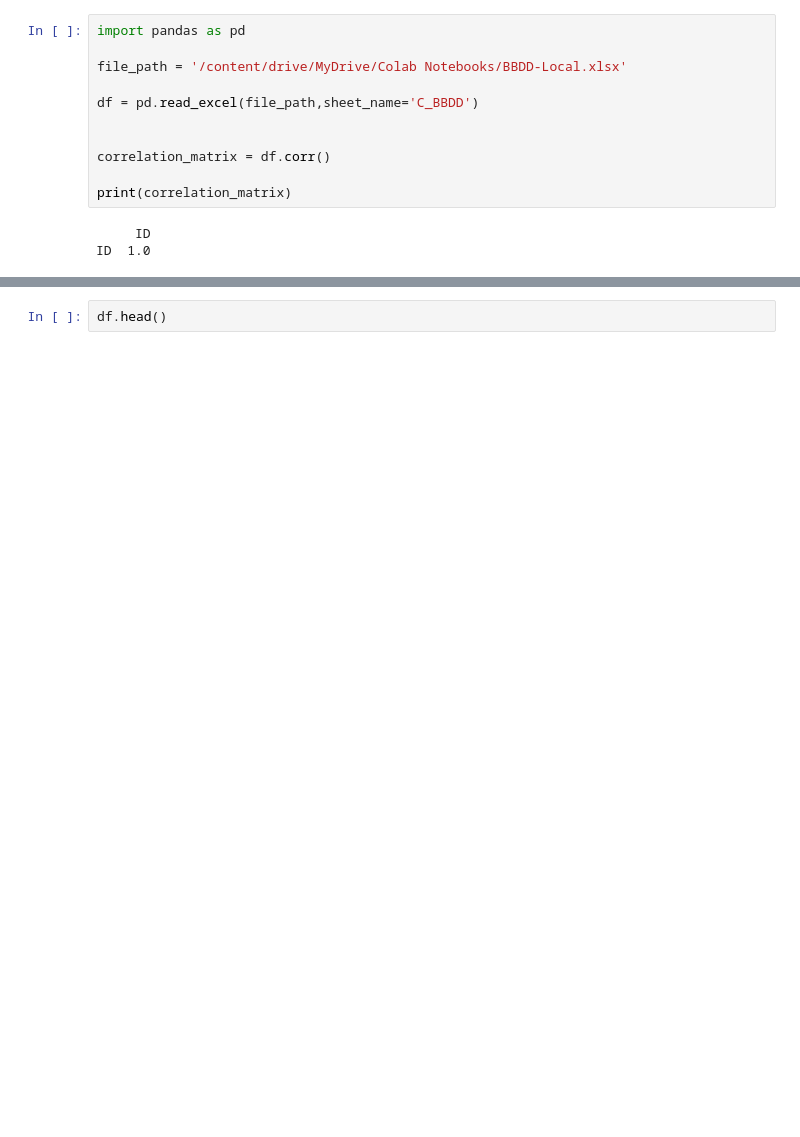
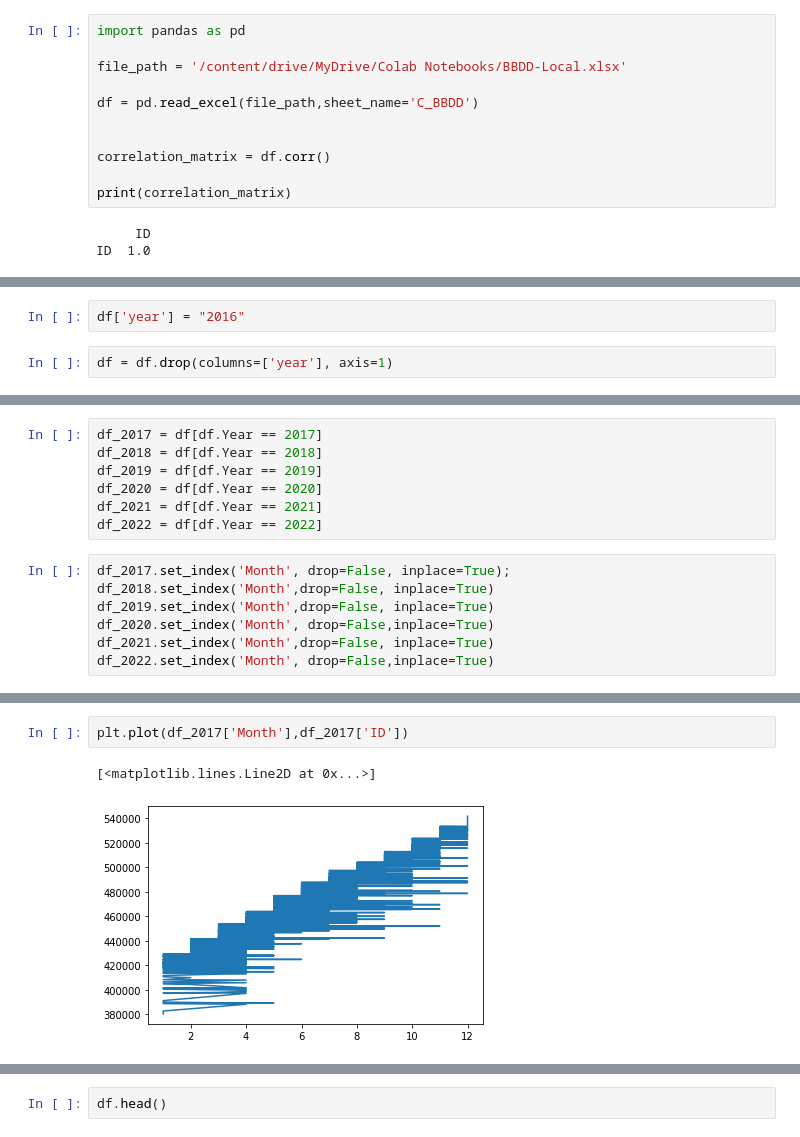
Before and after one commit to JoseAm7/TFG_SDG, a Jupyter notebook: TFG_SDG_JOSE.ipynb, the cells around one changed output, grey strips where cells are left out. Saved outputs shown, nothing was run; the diff lists cells and outputs as text; blank space fills up the shorter version.

```diff
--- a/TFG_SDG_JOSE.ipynb
+++ b/TFG_SDG_JOSE.ipynb
@@ -28,0 +79,4 @@ df.describe()
+# %%
+df['year'] = "2016"
+# %%
+df = df.drop(columns=['year'], axis=1)
@@ -28,0 +87,14 @@ df.describe()
+# %%
+df_2017 = df[df.Year == 2017]
+df_2018 = df[df.Year == 2018]
+df_2019 = df[df.Year == 2019]
+df_2020 = df[df.Year == 2020]
+df_2021 = df[df.Year == 2021]
+df_2022 = df[df.Year == 2022]
+# %%
+df_2017.set_index('Month', drop=False, inplace=True);
+df_2018.set_index('Month',drop=False, inplace=True)
+df_2019.set_index('Month',drop=False, inplace=True)
+df_2020.set_index('Month', drop=False,inplace=True)
+df_2021.set_index('Month',drop=False, inplace=True)
+df_2022.set_index('Month', drop=False,inplace=True)
@@ -28,0 +117,5 @@ df.describe()
+# %%
+plt.plot(df_2017['Month'],df_2017['ID'])
+# %% [output]
+[<matplotlib.lines.Line2D at 0x...>]
+[figure, added]
```
Also changed, not shown: parts of 24 cells of this notebook.
